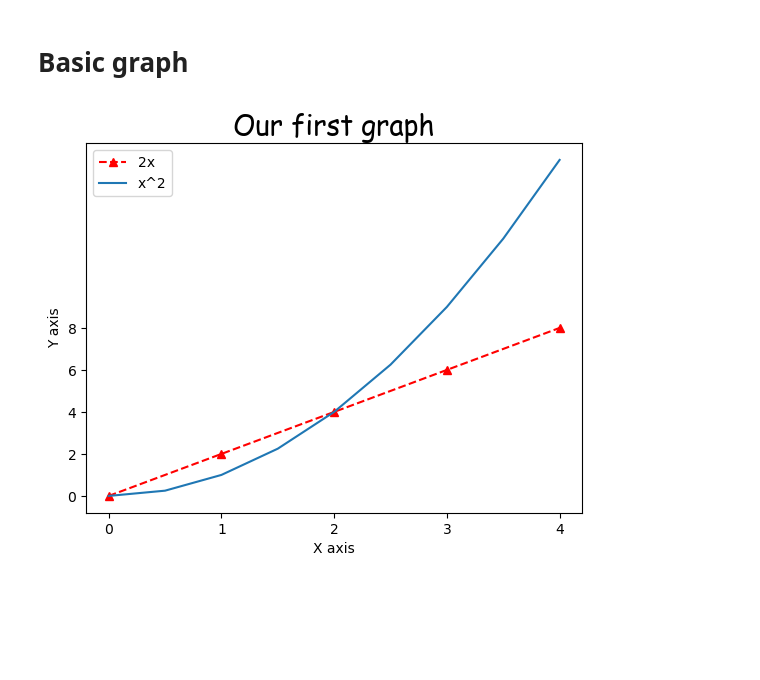
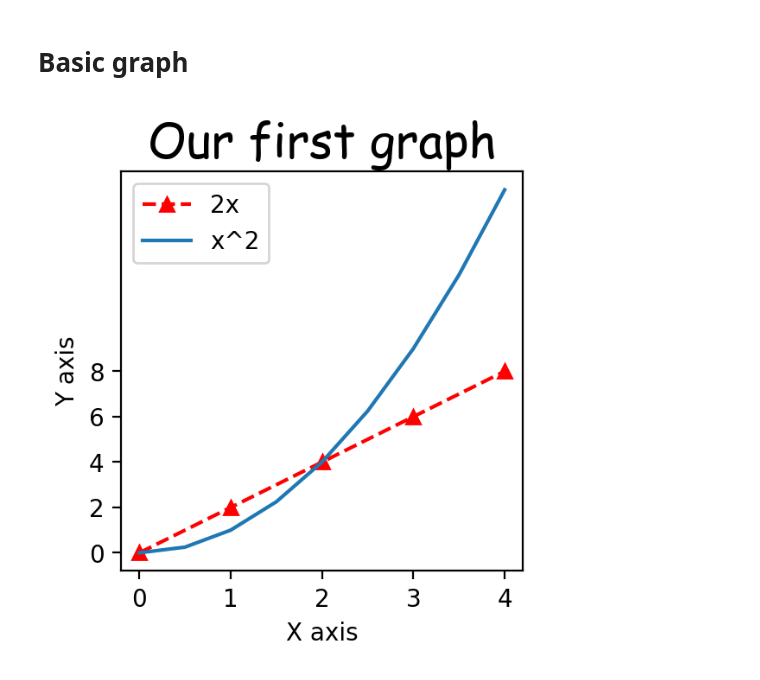
Before and after one commit to ajsam123/matplotlib-intro, a Jupyter notebook: matplotlib.ipynb, the cells around one changed output. Saved outputs shown, nothing was run; the diff lists cells and outputs as text; code cells hidden in the pictures; blank space fills up the shorter version.

Commit message:
chore: worked on line graphs and bar chart, working on pie chart

```diff
--- a/matplotlib.ipynb
+++ b/matplotlib.ipynb
@@ -9,23 +9,37 @@ import pandas as pd
 # %%
 x = [0,1,2,3,4]
 y= [0,2,4,6,8]
+
+# Resize your graph(dpi specifies pixels per inch)
+plt.figure(figsize=(3,3), dpi=200)
 # plt.plot(x,y, label='2x', color='red', linewidth=2, marker='.', markersize='12', markeredgecolor='#000')
 
 #use shorthand notation
 #fmt = '[color][marker][line]'
 plt.plot(x,y, 'r^--', label = '2x')
 
 ## Line number two
 x2 = np.arange(0,4.5,0.5)
 plt.plot(x2, x2**2, label='x^2')
 
+# Add a title(specified font parameters with font dict)
+plt.title('Our first graph', fontdict={'fontname' : 'Comic Sans MS', 'fontsize': 20})
 
-plt.title('Our first graph', fontdict={'fontname' : 'Comic Sans MS', 'fontsize': 20})
+# x and y labels
 plt.xlabel('X axis')
 plt.ylabel('Y axis')
+
+# X, Y axus Tickmarks (scale of the graph)
 plt.xticks([0,1,2,3,4])
 plt.yticks([0,2,4,6,8])
+
+# Add a legend
 plt.legend()
+
+# Save figurehead (dpi 200 is good when saving so graph has high resolution)
+plt.savefig('mygraph.png', dpi=200)
+
+# Show plot
 plt.show()
 # %% [output]
-[figure, old version]
+[figure, new version]
```
Also changed, not shown: parts of 13 cells of this notebook, 5 other files.
